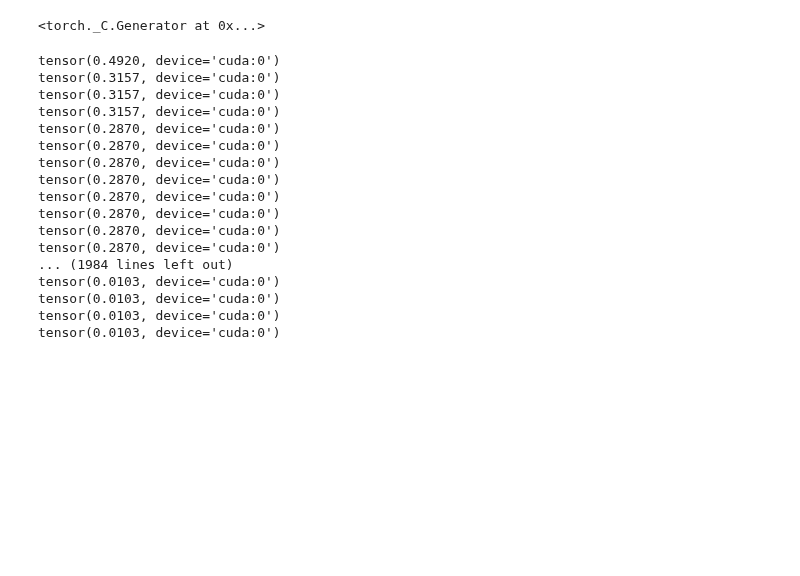
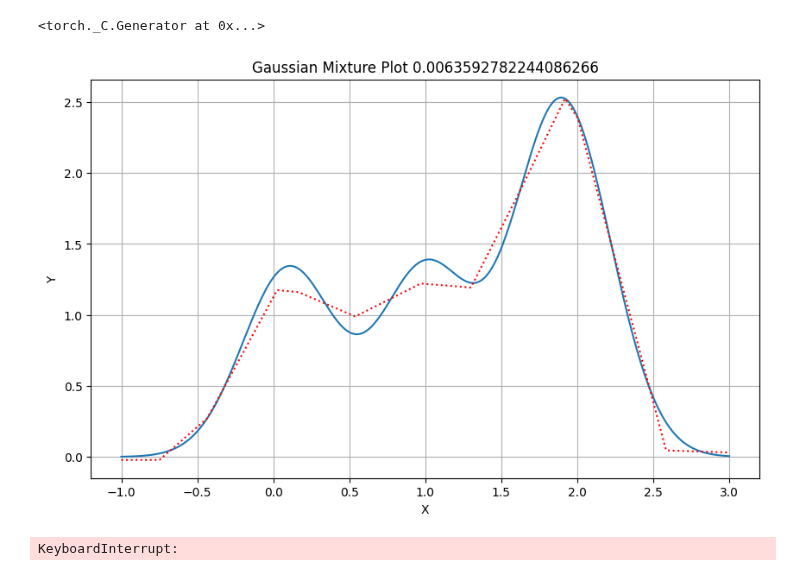
Before and after one commit to Mark123M/evolutionary-NN-optimizer, a Jupyter notebook: diff_evolution.ipynb, the cells around one changed output. Cells and saved outputs as stored; diff of their text form; code cells hidden in the pictures; blank space fills up the shorter version.

```diff
--- a/diff_evolution.ipynb
+++ b/diff_evolution.ipynb
@@ -101,50 +101,59 @@ class DE_NN(nn.Module):
 # %%
 import torch.profiler
 from IPython.display import clear_output
 
 # 890 models or random candidates
 # update individual parameters pi, 1 <= i <= 89 using unravel index but on each of the layers....
 #
 
 epochs = 2000
 
 X = torch.rand(4000, 1).to(device) * 5 - 1
 Y = gaussian_mixture(X).to(device)
 
 num_params = int(89 / 2) #sum(p.numel() for p in model.parameters() if p.requires_grad)
 NP = num_params
 CR = 0.9
 F = 0.8
 
-
 model = DE_NN(NP, CR, F, 0.001).to(device)
-model = torch.compile(model, mode='default')
 L = nn.MSELoss().to(device)
 
 #with torch.autograd.profiler.profile(use_device='cuda') as prof:
 for e in range(epochs):
     #for model in models:
     for i in range(model.NP):
         model.step(i, X, Y, L, 'block').item()
-    print(model.min_l)
+    #print("min", min(f_lst), "max", max(f_lst), "avg", mean(f_lst))
+
+    if e % 5 == 0:
+        test_X = torch.linspace(-1, 3, 1000)
+        test_Y = gaussian_mixture(test_X)
+        model_Y = model(test_X.reshape(-1, 1).to(device)).cpu()
+        # Clear the previous output before plotting
+        clear_output(wait=True)
+        plt.figure(figsize=(10, 6))
+        plt.plot(test_X.numpy(), test_Y.numpy(), label='Gaussian Mixture')
+        plt.plot(test_X.numpy(), model_Y.detach().numpy(), label='Predictions', color='red', linestyle='dotted')
+        plt.title(f'Gaussian Mixture Plot {model.min_l}')
+        plt.xlabel('X')
+        plt.ylabel('Y')
+        plt.grid(True)
+        plt.show()
+
+            #print(f"Epoch [{e+1}/{epochs}], Loss: {loss.item():.4f}")
+            #print(torch.cuda.utilization())
+            #free, total = torch.cuda.mem_get_info(device)
+            #mem_used_MB = (total - free) / 1024 ** 2
+            #print(mem_used_MB)
+            #print(torch.cuda.memory_summary())
+    #nvidia-smi -lms 100 --query-gpu=index,gpu_name,memory.total,memory.used,memory.free,temperature.gpu,pstate,utilization.gpu,utilization.memory --format=csv
+
+#print(prof.key_averages().table(sort_by="cuda_time_total", row_limit=10))
+#prof.export_chrome_trace("trace_with_grad_GPU.json")
 # %% [output]
+[figure, added]
-tensor(0.4920, device='cuda:0')
-tensor(0.3157, device='cuda:0')
-tensor(0.3157, device='cuda:0')
-tensor(0.3157, device='cuda:0')
-tensor(0.2870, device='cuda:0')
-tensor(0.2870, device='cuda:0')
-tensor(0.2870, device='cuda:0')
-tensor(0.2870, device='cuda:0')
-tensor(0.2870, device='cuda:0')
-tensor(0.2870, device='cuda:0')
-tensor(0.2870, device='cuda:0')
-tensor(0.2870, device='cuda:0')
-... (1984 lines left out)
-tensor(0.0103, device='cuda:0')
-tensor(0.0103, device='cuda:0')
-tensor(0.0103, device='cuda:0')
-tensor(0.0103, device='cuda:0')
+KeyboardInterrupt:
 # %%
 test_X = torch.linspace(-1, 3, 1000)
 test_Y = gaussian_mixture(test_X)
```
Also changed, not shown: parts of 1 cell of this notebook, 3 other files.
